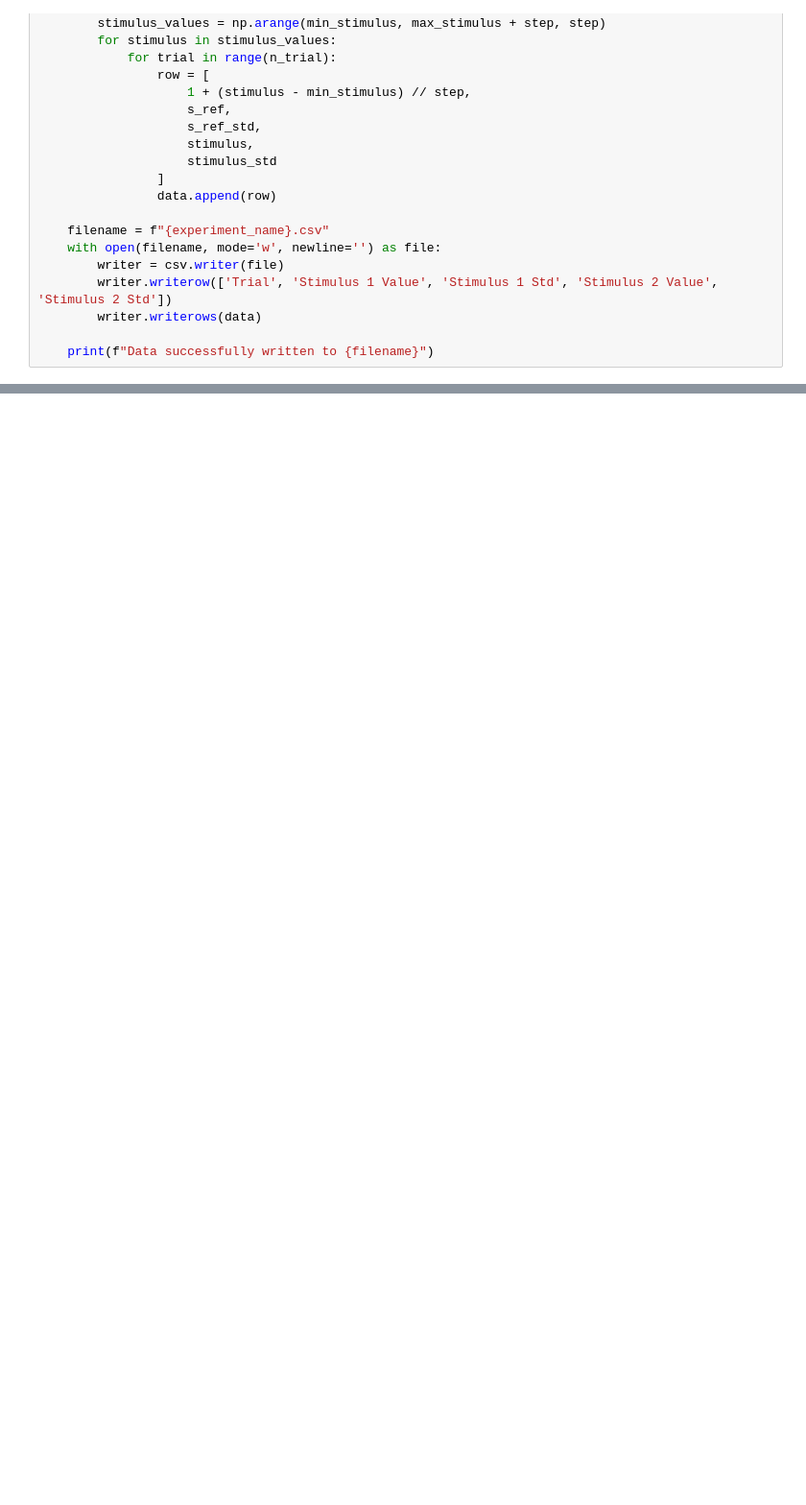
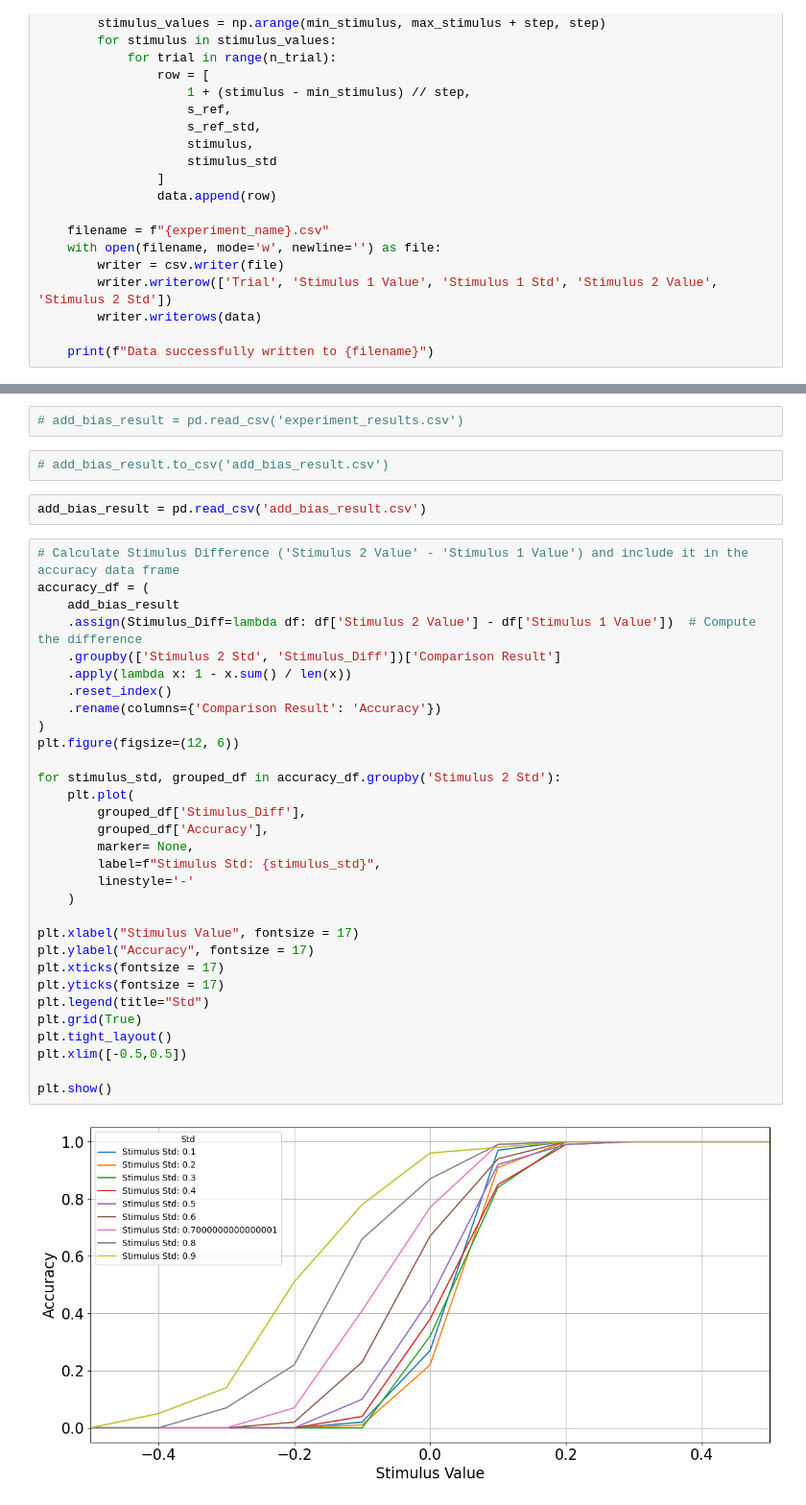
Before and after one commit to arghavanaslani/bayesian_modeling_project, a Jupyter notebook: analysis.ipynb, the cells around one changed output, grey strips where cells are left out. Shown at 96% size. Cells and saved outputs as stored; diff of their text form; blank space fills up the shorter version.

```diff
--- a/analysis.ipynb
+++ b/analysis.ipynb
@@ -75,0 +89,39 @@ def generate_data_csv(min_stimulus, max_stimulus, step, n_trial, s_ref, s_ref_st
+# %%
+# add_bias_result = pd.read_csv('experiment_results.csv')
+# %%
+# add_bias_result.to_csv('add_bias_result.csv')
+# %%
+add_bias_result = pd.read_csv('add_bias_result.csv')
+# %%
+# Calculate Stimulus Difference ('Stimulus 2 Value' - 'Stimulus 1 Value') and include it in the accuracy data frame
+accuracy_df = (
+    add_bias_result
+    .assign(Stimulus_Diff=lambda df: df['Stimulus 2 Value'] - df['Stimulus 1 Value'])  # Compute the difference
+    .groupby(['Stimulus 2 Std', 'Stimulus_Diff'])['Comparison Result']
+    .apply(lambda x: 1 - x.sum() / len(x))
+    .reset_index()
+    .rename(columns={'Comparison Result': 'Accuracy'})
+)
+plt.figure(figsize=(12, 6))
+
+for stimulus_std, grouped_df in accuracy_df.groupby('Stimulus 2 Std'):
+    plt.plot(
+        grouped_df['Stimulus_Diff'],
+        grouped_df['Accuracy'],
+        marker= None,
+        label=f"Stimulus Std: {stimulus_std}",
+        linestyle='-'
+    )
+
+plt.xlabel("Stimulus Value", fontsize = 17)
+plt.ylabel("Accuracy", fontsize = 17)
+plt.xticks(fontsize = 17)
+plt.yticks(fontsize = 17)
+plt.legend(title="Std")
+plt.grid(True)
+plt.tight_layout()
+plt.xlim([-0.5,0.5])
+
+plt.show()
+# %% [output]
+[figure, added]
```
Also changed, not shown: parts of 19 cells of this notebook, 5 other files.
